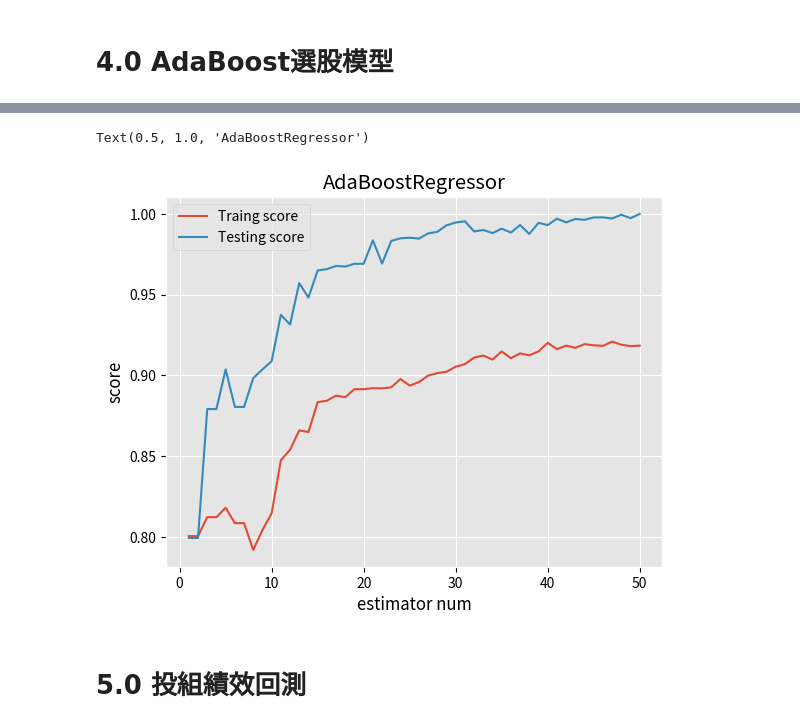
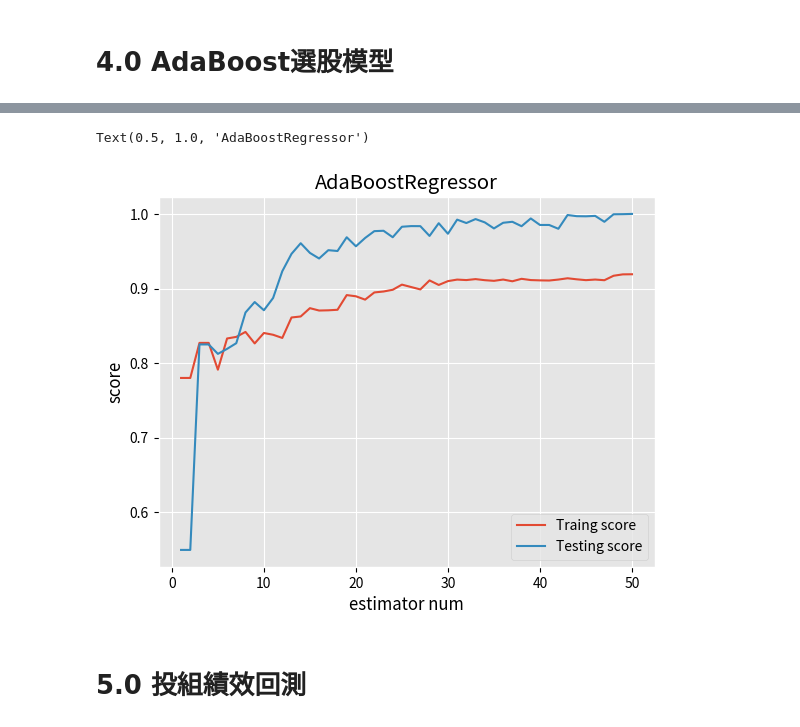
Before and after one commit to KaiXiangC/Python_Factor-Investing_Final-Project, a Jupyter notebook: D1087812_王歆.ipynb, the cells around one changed output, grey strips where cells are left out. Cells and saved outputs as stored; diff of their text form; code cells hidden in the pictures.

```diff
--- a/D1087812_王歆.ipynb
+++ b/D1087812_王歆.ipynb
@@ -267,7 +261,7 @@ df_test = df_test[df_test['資料日'] <= test_end_dt]
 
 ##################
 # 每期選幾檔股票(可調整)
-                                                                                                                                                                                                                                                                                                                                                                                                                                                                                                                                                                                                                                            portfolio_stock_num = 15
+portfolio_stock_num = 15
 ##################
 
 # 模型訓練及選股
@@ -277,8 +271,8 @@ model = AdaBoostRegressor()
 model.fit(df_train[feature_list],df_train['下期報酬'])
 
 df_test['模型預測分數'] = model.predict(df_test[feature_list])
-#df_test = df_test[(df_test['普通股股本']<=2000000) & (df_test['收盤價']<=70)]
+df_test = df_test[(df_test['模型預測分數']>=5)]
 df_test = df_test.sort_values(['資料日','模型預測分數'],ascending=[1,0])
-df_select = df_test.groupby('資料日').apply(lambda x : x.head(portfolio_stock_num)).reset_index(drop=True)[['資料日','證券名稱','收盤價']]
-df_select[df_select['資料日']=='2022-11-01']
+df_select = df_test.groupby('資料日').apply(lambda x : x.head(portfolio_stock_num)).reset_index(drop=True)[['資料日','證券名稱','下期報酬','模型預測分數']]
+df_select[df_select['資料日']=='2022-01-01']
 # %% [output]
@@ -301,17 +285,17 @@ df_select[df_select['資料日']=='2022-11-01']
 # %%
 
-plt=plt.figure().add_subplot(1,1,1)
+pt=plt.figure().add_subplot(1,1,1)
 estimators_num=len(model.estimators_)
 X=range(1,estimators_num+1)
-plt.plot(list(X),list(model.staged_score(df_train[feature_list],df_train['下期報酬'])),label="Traing score")
-plt.plot(list(X),list(model.staged_score(df_test[feature_list],df_test['模型預測分數'])),label="Testing score")
-plt.set_xlabel("estimator num")
-plt.set_ylabel("score")
-plt.legend(loc="best")
-plt.set_title("AdaBoostRegressor")
+pt.plot(list(X),list(model.staged_score(df_train[feature_list],df_train['下期報酬'])),label="Traing score")
+pt.plot(list(X),list(model.staged_score(df_test[feature_list],df_test['模型預測分數'])),label="Testing score")
+pt.set_xlabel("estimator num")
+pt.set_ylabel("score")
+pt.legend(loc="best")
+pt.set_title("AdaBoostRegressor")
 # %% [output]
 Text(0.5, 1.0, 'AdaBoostRegressor')
-[figure, old version]
+[figure, new version]
 # %% [markdown]
 # 5.0 投組績效回測
 # %%
```
Also changed, not shown: parts of 7 cells of this notebook.
